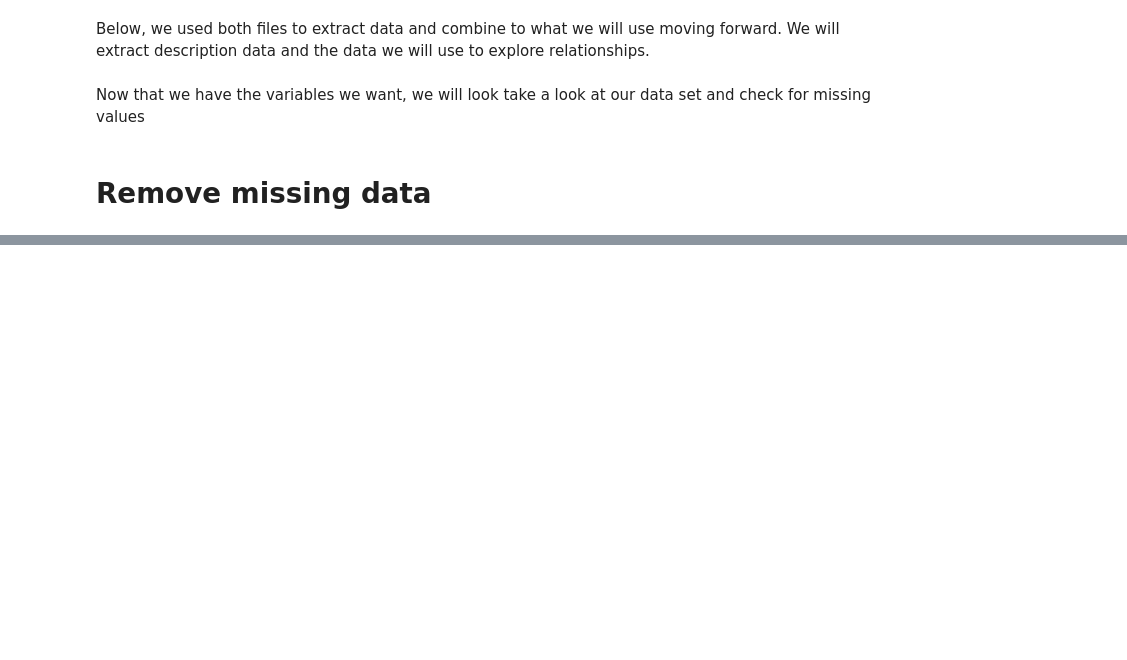
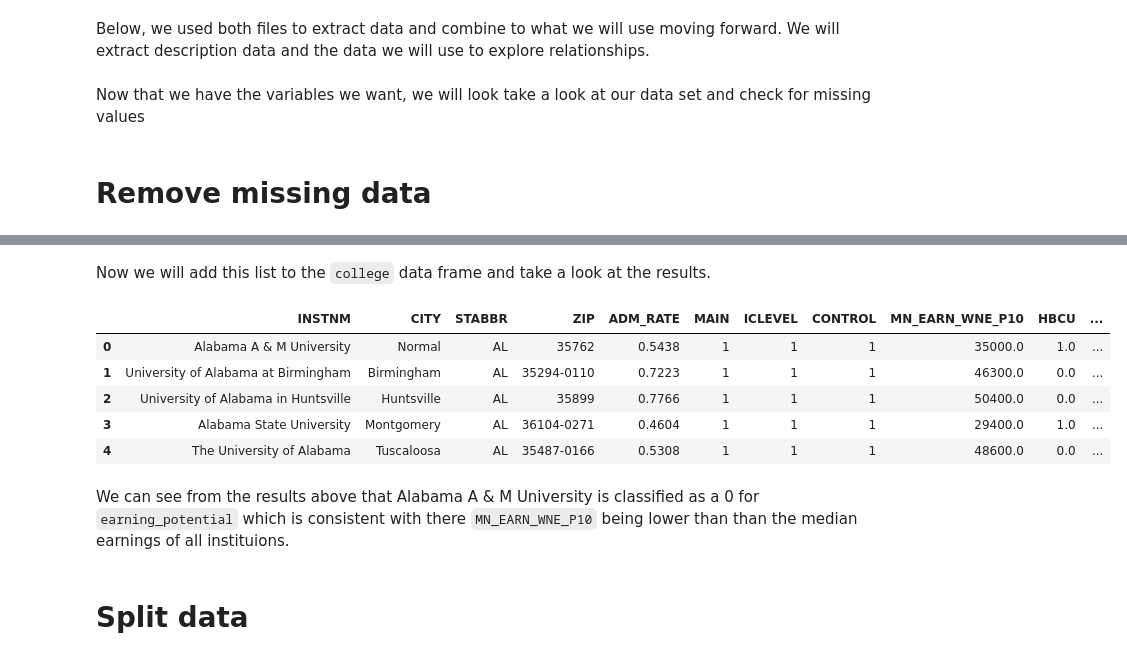
Before and after one commit to tymiguel/CollegeScorecard_ML, a Jupyter notebook: CollegeScorecard_Classification_Team_Sandbox.ipynb, the cells around one changed output, grey strips where cells are left out. Cells and saved outputs as stored; diff of their text form; code cells hidden in the pictures; blank space fills up the shorter version.

```diff
--- a/CollegeScorecard_Classification_Team_Sandbox.ipynb
+++ b/CollegeScorecard_Classification_Team_Sandbox.ipynb
@@ -139,0 +266,2 @@ Now that we have the variables we want, we will look take a look at our data set
+# %% [markdown]
+Now we will add this list to the `college` data frame and take a look at the results.
@@ -139,0 +270,13 @@ Now that we have the variables we want, we will look take a look at our data set
+# %%
+college.head()
+# %% [output]
+|  | INSTNM | CITY | STABBR | ZIP | ADM_RATE | MAIN | ICLEVEL | CONTROL | MN_EARN_WNE_P10 | HBCU | ... |
+| 0 | Alabama A & M University | Normal | AL | 35762 | 0.5438 | 1 | 1 | 1 | 35000.0 | 1.0 | ... |
+| 1 | University of Alabama at Birmingham | Birmingham | AL | 35294-0110 | 0.7223 | 1 | 1 | 1 | 46300.0 | 0.0 | ... |
+| 2 | University of Alabama in Huntsville | Huntsville | AL | 35899 | 0.7766 | 1 | 1 | 1 | 50400.0 | 0.0 | ... |
+| 3 | Alabama State University | Montgomery | AL | 36104-0271 | 0.4604 | 1 | 1 | 1 | 29400.0 | 1.0 | ... |
+| 4 | The University of Alabama | Tuscaloosa | AL | 35487-0166 | 0.5308 | 1 | 1 | 1 | 48600.0 | 0.0 | ... |
+# %% [markdown]
+We can see from the results above that Alabama A & M University is classified as a 0 for `earning_potential` which is consistent with there `MN_EARN_WNE_P10` being lower than than the median earnings of all instituions.
+# %% [markdown]
+# Split data
```
Also changed, not shown: parts of 59 cells of this notebook.
